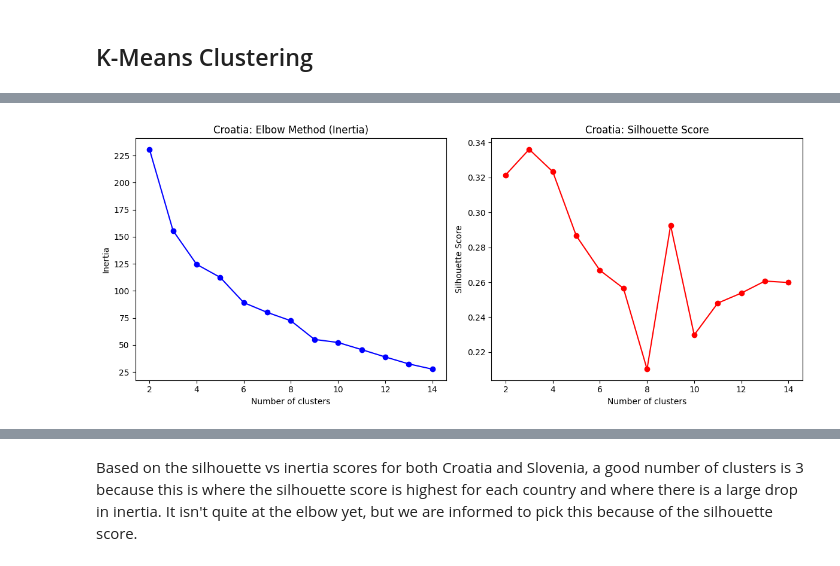
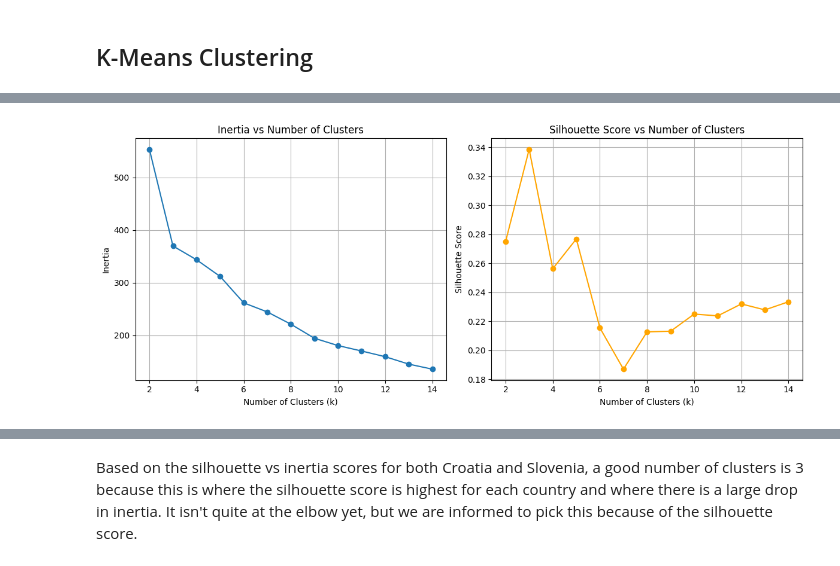
Before and after one commit to nicolenagata/DATA5322_HW4_UnsupervisedML, a Jupyter notebook: PracticalHW4.ipynb, the cells around one changed output, grey strips where cells are left out. Cells and saved outputs as stored; diff of their text form; code cells hidden in the pictures.

```diff
--- a/PracticalHW4.ipynb
+++ b/PracticalHW4.ipynb
@@ -280,0 +308,3 @@ slovenia_dfscaled
+# %%
+# drop biofuel consumption for consistency
+slovenia_dfscaled.drop('biofuel_consumption', axis =1, inplace=True)
@@ -463,36 +473,33 @@ Each row of **Vt** can be interpreted as how each feature is weighted on each pr
 # %%
 # Find optimal cluster amount using silhouette score vs inertia
-inertia_ct = []
-inertia_sv = []
-silh_ct = []
-silh_sv = []
+inertia = []
+silhouette = []
 
 for k in range(2, 15):
-    kmeans_ct = KMeans(n_clusters=k).fit(croatia_dfscaled)
-    kmeans_sv = KMeans(n_clusters=k).fit(slovenia_dfscaled)
-    inertia_ct.append(kmeans_ct.inertia_)
-    inertia_sv.append(kmeans_sv.inertia_)
-    silh_ct.append(silhouette_score(croatia_dfscaled, kmeans_ct.labels_))
-    silh_sv.append(silhouette_score(slovenia_dfscaled, kmeans_sv.labels_))
+    kmeans = KMeans(n_clusters=k, random_state=42)
+    kmeans.fit(k_means_df)
+    inertia.append(kmeans.inertia_)
+    silh = silhouette_score(k_means_df, kmeans.labels_)
+    silhouette.append(silh)
 # %%
-K = range(2, 15)
+# Plotting the results
+plt.figure(figsize=(12,5))
 
-# plot side by side
-fig, (ax1, ax2) = plt.subplots(1, 2, figsize=(12, 5))
+plt.subplot(1, 2, 1)
+plt.plot(range(2, 15), inertia, marker='o')
+plt.title('Inertia vs Number of Clusters')
+plt.xlabel('Number of Clusters (k)')
+plt.ylabel('Inertia')
+plt.grid(True)
 
-# elbow plot
-ax1.plot(K, inertia_ct, 'bo-')
-ax1.set_xlabel('Number of clusters')
-ax1.set_ylabel('Inertia')
-ax1.set_title('Croatia: Elbow Method (Inertia)')
-
-# silhouette plot
-ax2.plot(K, silh_ct, 'ro-')
-ax2.set_xlabel('Number of clusters')
-ax2.set_ylabel('Silhouette Score')
-ax2.set_title('Croatia: Silhouette Score')
+plt.subplot(1, 2, 2)
+plt.plot(range(2, 15), silhouette, marker='o', color='orange')
+plt.title('Silhouette Score vs Number of Clusters')
+plt.xlabel('Number of Clusters (k)')
+plt.ylabel('Silhouette Score')
+plt.grid(True)
 
 plt.tight_layout()
 plt.show()
 # %% [output]
-[figure, old version]
+[figure, new version]
```
Also changed, not shown: parts of 131 cells of this notebook, 1 other file.
